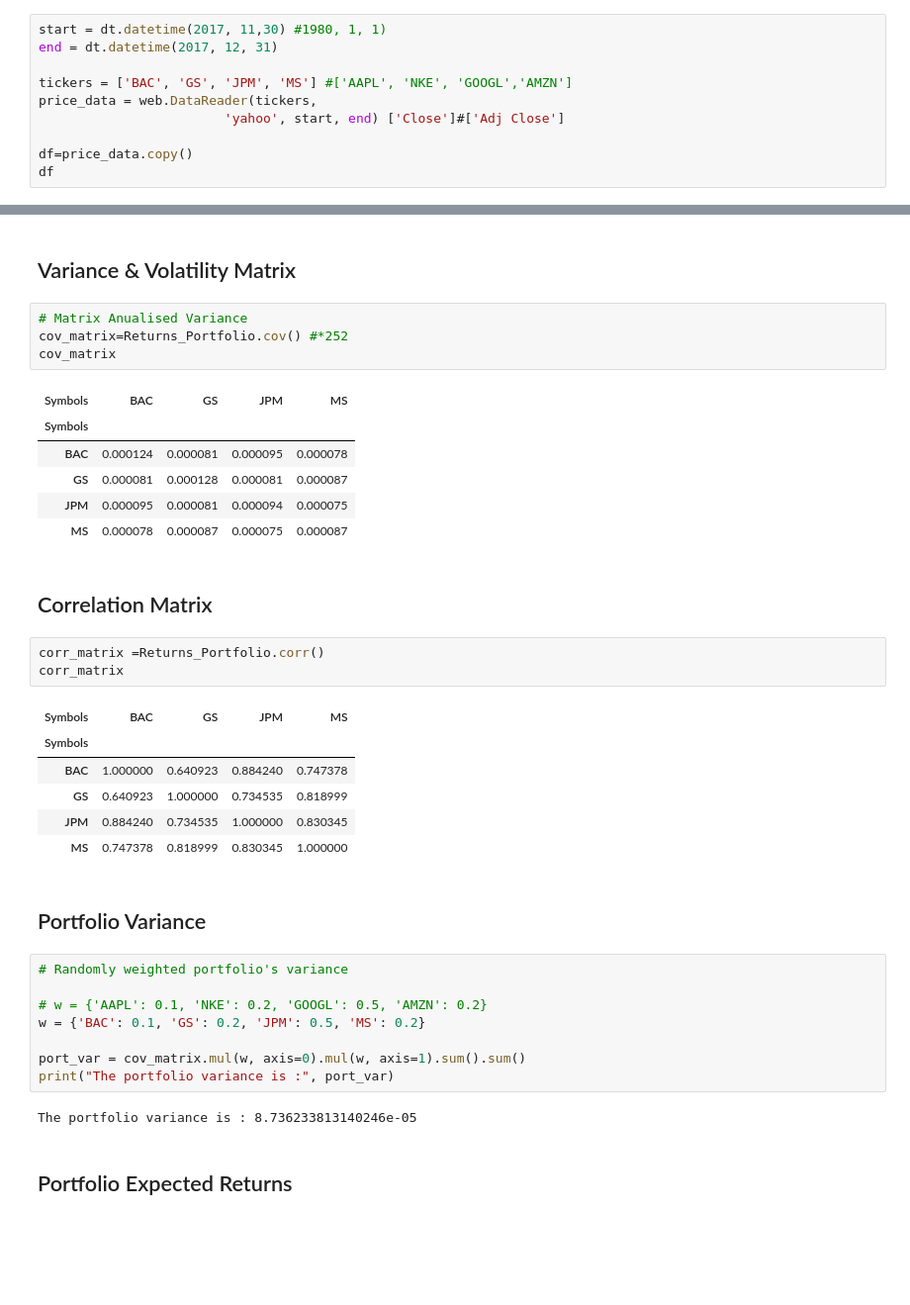
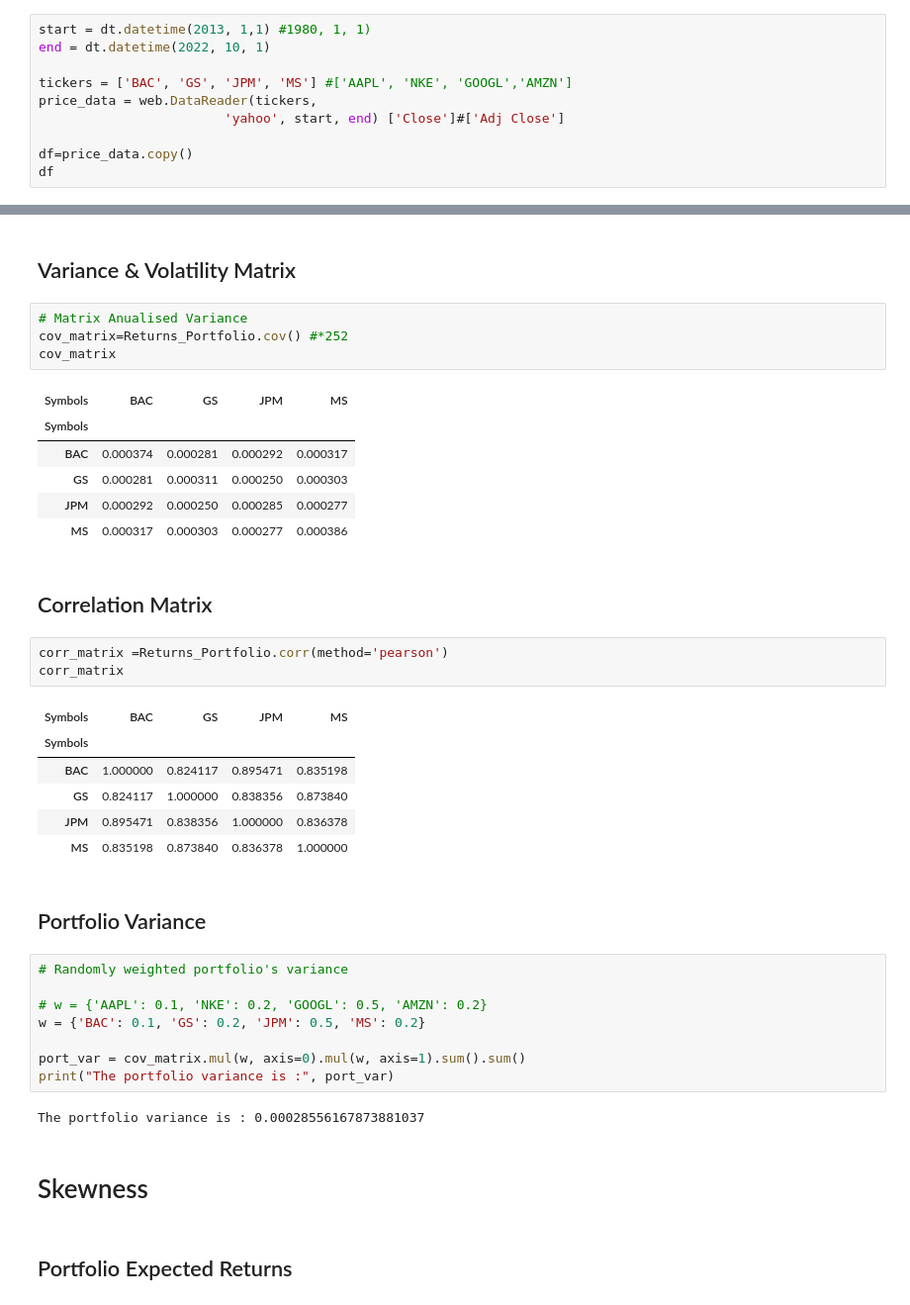
Before and after one commit to fred-aiello/Python-Test, a Jupyter notebook: Risks_Indicators.ipynb, the cells around one changed output, grey strips where cells are left out. Shown: that part at 99% size. Cells and saved outputs as stored; diff of their text form; blank space fills up the shorter version.

```diff
--- a/Risks_Indicators.ipynb
+++ b/Risks_Indicators.ipynb
@@ -77,8 +77,8 @@ def Return(df,x,t_return):
 # %% [markdown]
 # START PORTFOLIO
 # %%
-start = dt.datetime(2017, 11,30) #1980, 1, 1)
-end = dt.datetime(2017, 12, 31)
+start = dt.datetime(2013, 1,1) #1980, 1, 1)
+end = dt.datetime(2022, 10, 1)
 
 tickers = ['BAC', 'GS', 'JPM', 'MS'] #['AAPL', 'NKE', 'GOOGL','AMZN']
 price_data = web.DataReader(tickers,
@@ -132,22 +144,22 @@ cov_matrix
 # %% [output]
 | Symbols | BAC | GS | JPM | MS |
 | Symbols |  |  |  |  |
-| BAC | 0.000124 | 0.000081 | 0.000095 | 0.000078 |
-| GS | 0.000081 | 0.000128 | 0.000081 | 0.000087 |
-| JPM | 0.000095 | 0.000081 | 0.000094 | 0.000075 |
-| MS | 0.000078 | 0.000087 | 0.000075 | 0.000087 |
+| BAC | 0.000374 | 0.000281 | 0.000292 | 0.000317 |
+| GS | 0.000281 | 0.000311 | 0.000250 | 0.000303 |
+| JPM | 0.000292 | 0.000250 | 0.000285 | 0.000277 |
+| MS | 0.000317 | 0.000303 | 0.000277 | 0.000386 |
 # %% [markdown]
 ## Correlation Matrix
 # %%
-corr_matrix =Returns_Portfolio.corr()
+corr_matrix =Returns_Portfolio.corr(method='pearson')
 corr_matrix
 # %% [output]
 | Symbols | BAC | GS | JPM | MS |
 | Symbols |  |  |  |  |
-| BAC | 1.000000 | 0.640923 | 0.884240 | 0.747378 |
-| GS | 0.640923 | 1.000000 | 0.734535 | 0.818999 |
-| JPM | 0.884240 | 0.734535 | 1.000000 | 0.830345 |
-| MS | 0.747378 | 0.818999 | 0.830345 | 1.000000 |
+| BAC | 1.000000 | 0.824117 | 0.895471 | 0.835198 |
+| GS | 0.824117 | 1.000000 | 0.838356 | 0.873840 |
+| JPM | 0.895471 | 0.838356 | 1.000000 | 0.836378 |
+| MS | 0.835198 | 0.873840 | 0.836378 | 1.000000 |
 # %% [markdown]
 ## Portfolio Variance
 # %%
@@ -159,7 +171,9 @@ w = {'BAC': 0.1, 'GS': 0.2, 'JPM': 0.5, 'MS': 0.2}
 port_var = cov_matrix.mul(w, axis=0).mul(w, axis=1).sum().sum()
 print("The portfolio variance is :", port_var)
 # %% [output]
-The portfolio variance is : 8.736233813140246e-05
+The portfolio variance is : 0.00028556167873881037
+# %% [markdown]
+# Skewness
 # %% [markdown]
 ## Portfolio Expected Returns
 # %%
```
Also changed, not shown: parts of 5 cells of this notebook, 1 other file.
